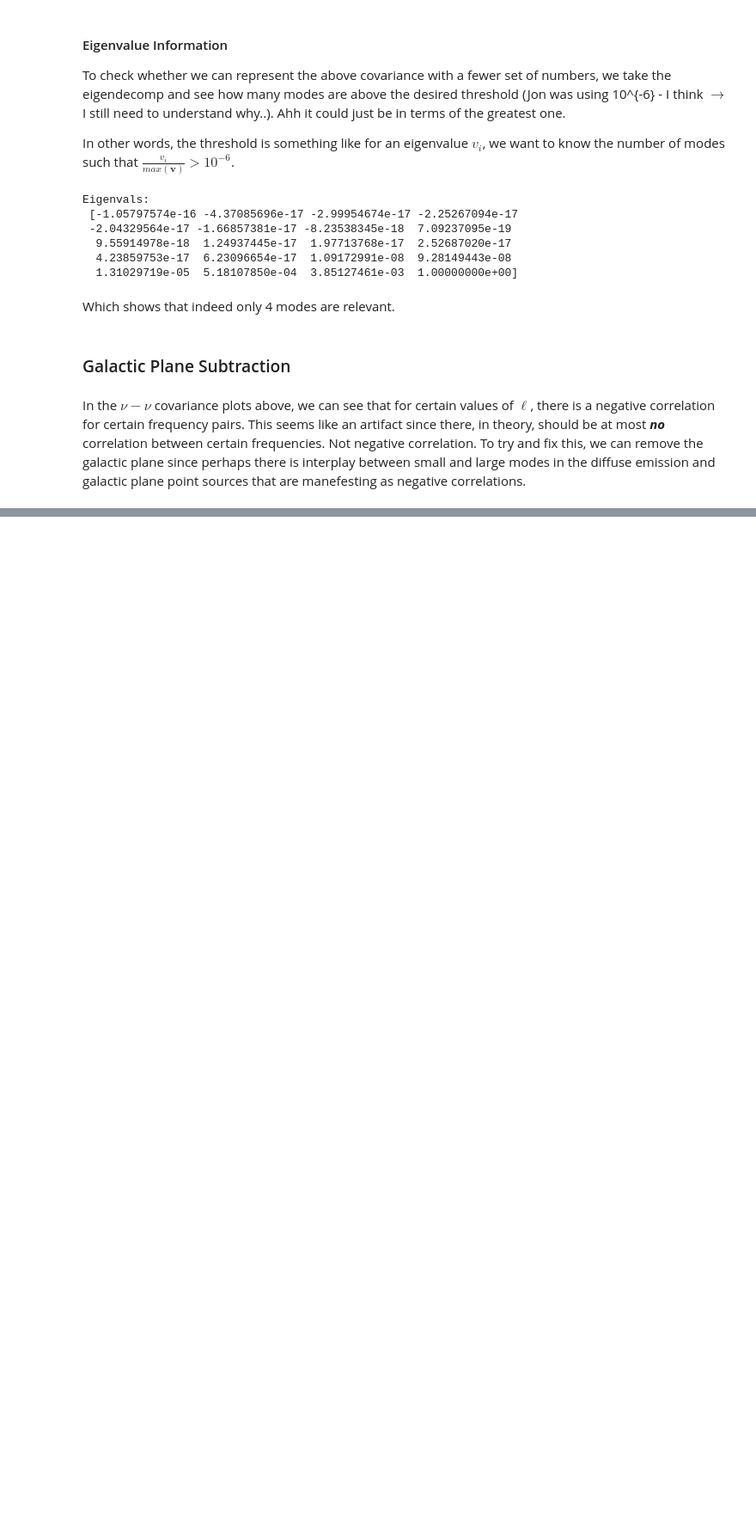
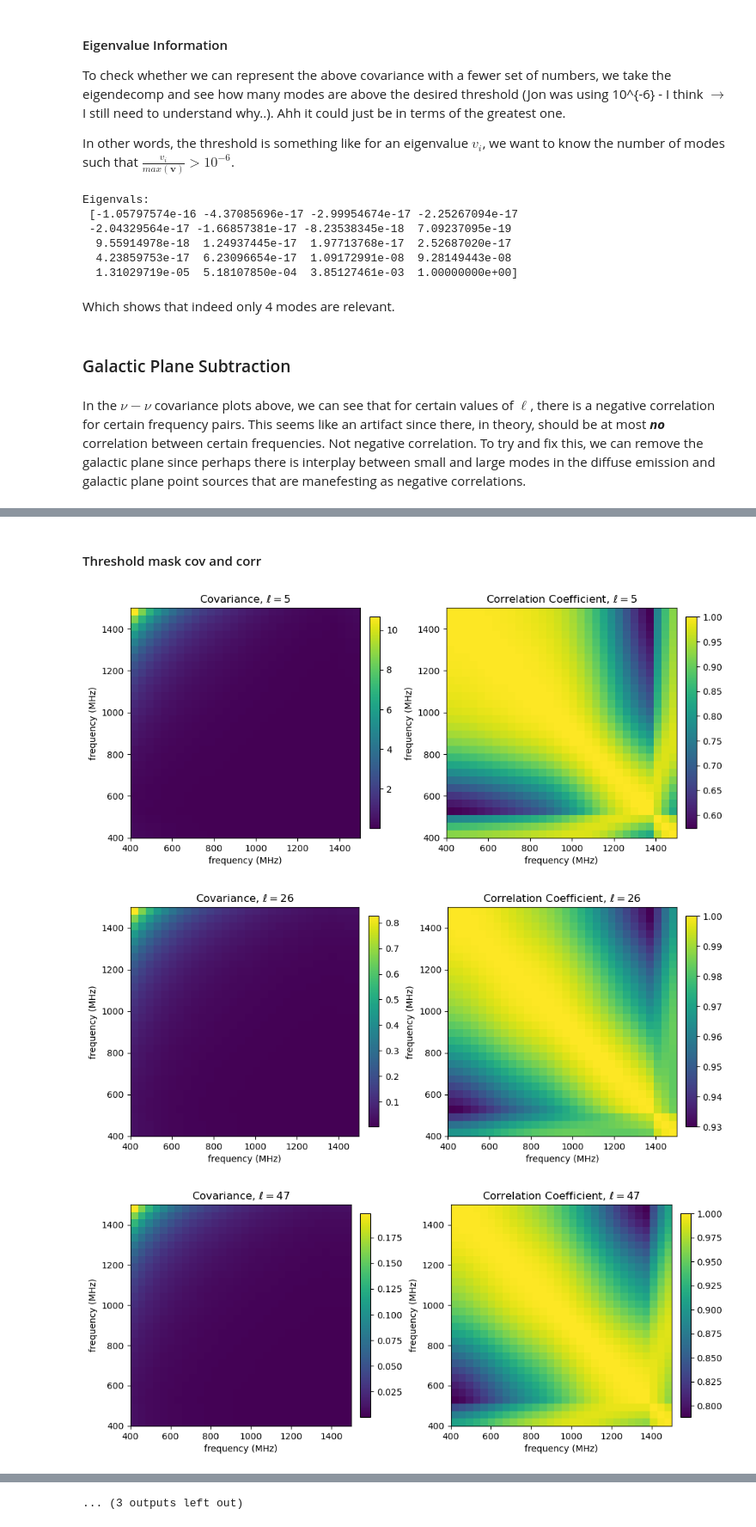
Before and after one commit to mikejafs/thesis-project-rough-work, a Jupyter notebook: bandpass/gsm_diffuse_cov.ipynb, the cells around one changed output, grey strips where cells are left out. Shown at 86% size. Drawn from its saved outputs; the diff is of its cells as text; code cells hidden in the pictures; blank space fills up the shorter version.

```diff
--- a/bandpass/gsm_diffuse_cov.ipynb
+++ b/bandpass/gsm_diffuse_cov.ipynb
@@ -252,0 +318,9 @@ In the $\nu - \nu$ covariance plots above, we can see that for certain values of
+# %% [markdown]
+#### Threshold mask cov and corr
+# %%
+for l in np.linspace(5, 300, 15):
+    plot_cov_corr(tm_cov, tm_corr, freqs, int(l), return_eigs=False)
+# %% [output]
+[figure, added]
+[figure, added]
+[figure, added]
@@ -252,0 +336 @@ In the $\nu - \nu$ covariance plots above, we can see that for certain values of
+... (3 outputs left out)
```
Also changed, not shown: parts of 8 cells of this notebook, 1 other file.
